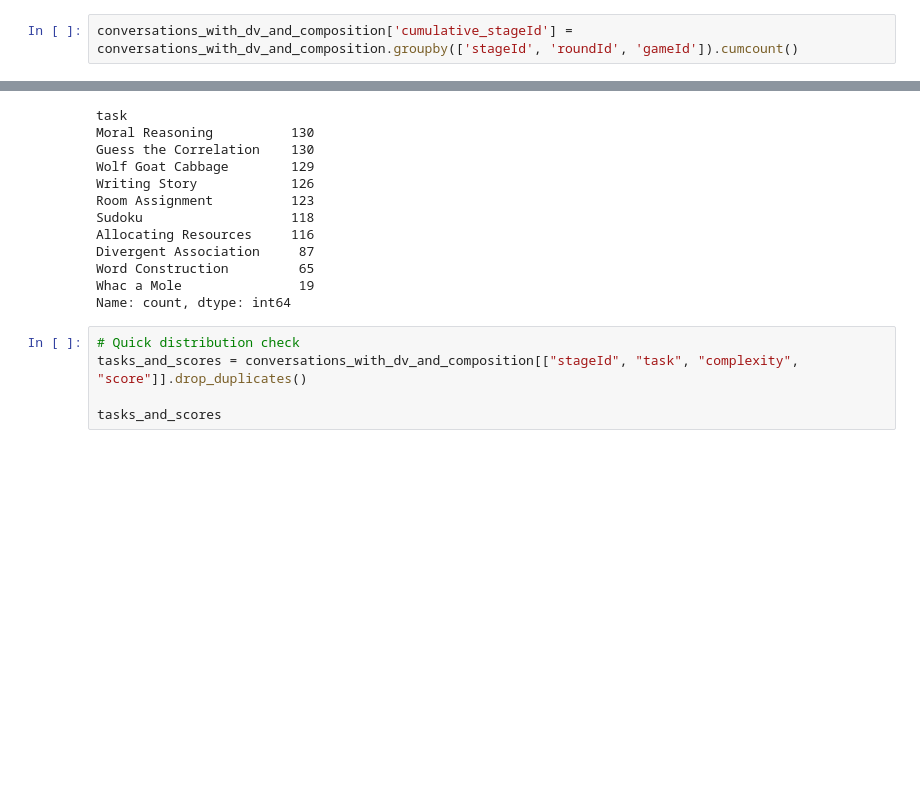
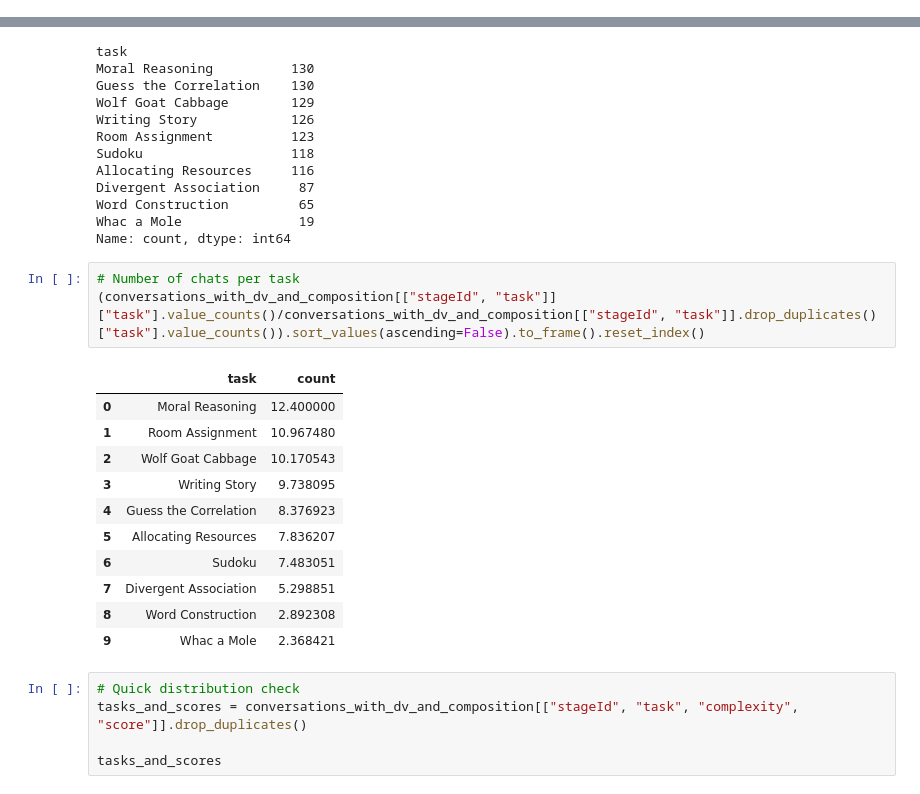
Before and after one commit to Watts-Lab/team_comm_tools, a Jupyter notebook: feature_engine/data/cleaning_scripts/multi_task_data_cleaning.ipynb, the cells around one changed output, grey strips where cells are left out. Drawn from its saved outputs; the diff is of its cells as text; blank space fills up the shorter version.

Commit message:
running multi-task models and figs

```diff
--- a/feature_engine/data/cleaning_scripts/multi_task_data_cleaning.ipynb
+++ b/feature_engine/data/cleaning_scripts/multi_task_data_cleaning.ipynb
@@ -277,2 +286,0 @@ Units of Analysis:
-# %%
-conversations_with_dv_and_composition['cumulative_stageId'] = conversations_with_dv_and_composition.groupby(['stageId', 'roundId', 'gameId']).cumcount()
@@ -511,6 +470,21 @@ Divergent Association     87
 Word Construction         65
 Whac a Mole               19
 Name: count, dtype: int64
+# %%
+# Number of chats per task
+(conversations_with_dv_and_composition[["stageId", "task"]]["task"].value_counts()/conversations_with_dv_and_composition[["stageId", "task"]].drop_duplicates()["task"].value_counts()).sort_values(ascending=False).to_frame().reset_index()
+# %% [output]
+|  | task | count |
+| 0 | Moral Reasoning | 12.400000 |
+| 1 | Room Assignment | 10.967480 |
+| 2 | Wolf Goat Cabbage | 10.170543 |
+| 3 | Writing Story | 9.738095 |
+| 4 | Guess the Correlation | 8.376923 |
+| 5 | Allocating Resources | 7.836207 |
+| 6 | Sudoku | 7.483051 |
+| 7 | Divergent Association | 5.298851 |
+| 8 | Word Construction | 2.892308 |
+| 9 | Whac a Mole | 2.368421 |
 # %%
 # Quick distribution check
 tasks_and_scores = conversations_with_dv_and_composition[["stageId", "task", "complexity", "score"]].drop_duplicates()
```
Also changed, not shown: parts of 14 cells of this notebook, 25 other files.
